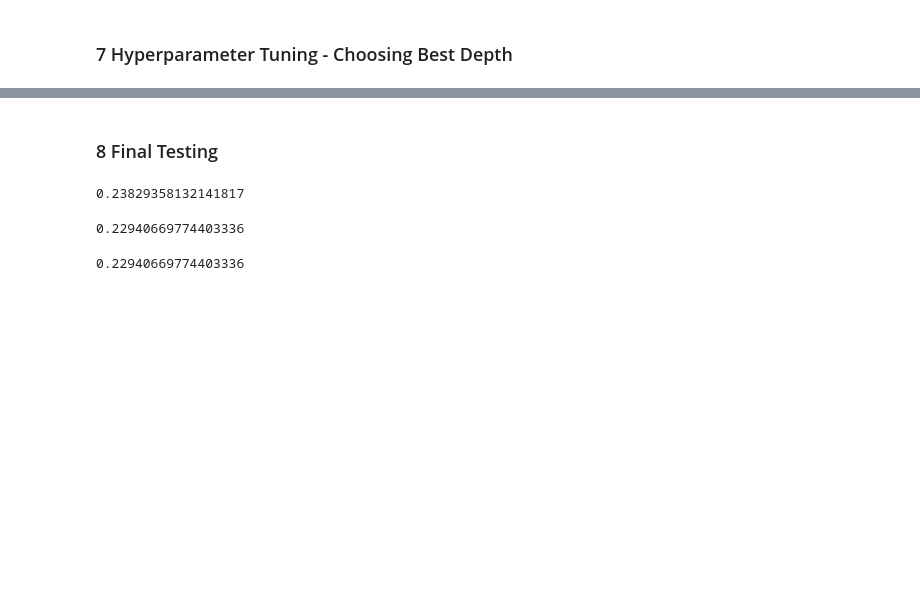
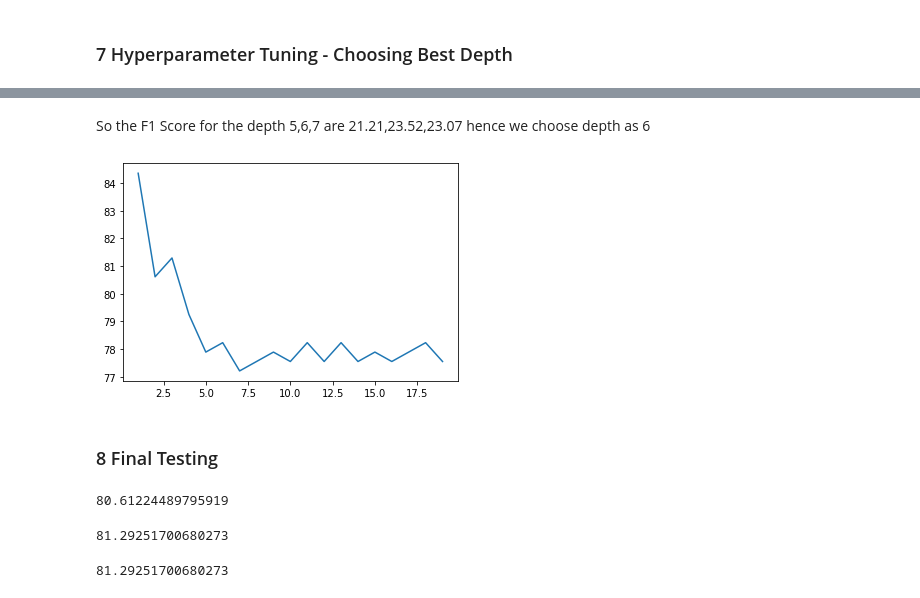
Before and after one commit to Amar-C-A/Attrition-Rate, a Jupyter notebook: Attrition Rate.ipynb, the cells around one changed output, grey strips where cells are left out. Drawn from its saved outputs; the diff is of its cells as text; code cells hidden in the pictures; blank space fills up the shorter version.

```diff
--- a/Attrition Rate.ipynb
+++ b/Attrition Rate.ipynb
@@ -1459,0 +1526,2 @@ plt.show()
+# %%
+depth = 5,6,7
@@ -1460 +1558,8 @@ plt.show()
+# %% [markdown]
+So the F1 Score for the depth 5,6,7 are 21.21,23.52,23.07 hence we choose depth as 6
+# %%
+plt.plot(depth,np.array(Accuracy))
+plt.show()
+# %% [output]
+[figure, added]
 # %%
@@ -1463,31 +1568,31 @@ depth = 2.5,3.0,3.5   # choosing the most
 ### 8 Final Testing
 # %%
 # Fit the Deep Tree model of depth 2.5 on the training data and test it's performance on test data by
-# calculating the the MAE
+# calculating the the Accuracy
 
-reg_tree = DecisionTreeRegressor(max_depth=2.5,min_samples_leaf=5)
+reg_tree = DecisionTreeClassifier(max_depth=2.5,min_samples_leaf=5)
 reg_tree.fit(x_train,y_train)
 y_pred= reg_tree.predict(x_valid)
-np.mean(np.abs(y_valid-y_pred))  #MAE
+accuracy_score(y_test, y_pred)*100  #Accuracy
 # %% [output]
-0.23829358132141817
+80.61224489795919
 # %%
-# Fit the Deep Tree model of depth 3.0 on the training data and test it's performance on test data by
-# calculating the the MAE
+# Fit the Deep Tree model of depth 3 on the training data and test it's performance on test data by
+# calculating the the Accuracy
 
-reg_tree = DecisionTreeRegressor(max_depth=3,min_samples_leaf=5)
+reg_tree = DecisionTreeClassifier(max_depth=3,min_samples_leaf=5)
 reg_tree.fit(x_train,y_train)
 y_pred= reg_tree.predict(x_valid)
-np.mean(np.abs(y_valid-y_pred))  #MAE
+accuracy_score(y_test, y_pred)*100  #Accuracy
 # %% [output]
-0.22940669774403336
+81.29251700680273
 # %%
 # Fit the Deep Tree model of depth 3.5 on the training data and test it's performance on test data by
-# calculating the the MAE
+# calculating the the Accuracy
 
-reg_tree = DecisionTreeRegressor(max_depth=3.5,min_samples_leaf=5)
+reg_tree = DecisionTreeClassifier(max_depth=3.5,min_samples_leaf=5)
 reg_tree.fit(x_train,y_train)
 y_pred= reg_tree.predict(x_valid)
-np.mean(np.abs(y_valid-y_pred))  #MAE
+accuracy_score(y_test, y_pred)*100  #Accuracy
 # %% [output]
-0.22940669774403336
+81.29251700680273
```
Also changed, not shown: parts of 32 cells of this notebook.
